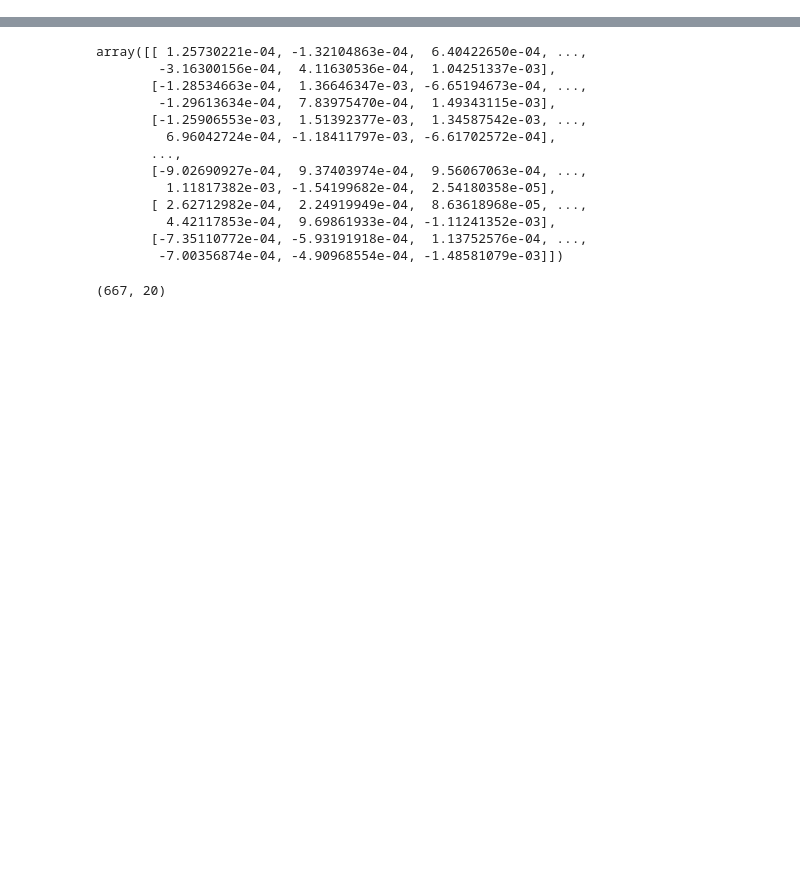
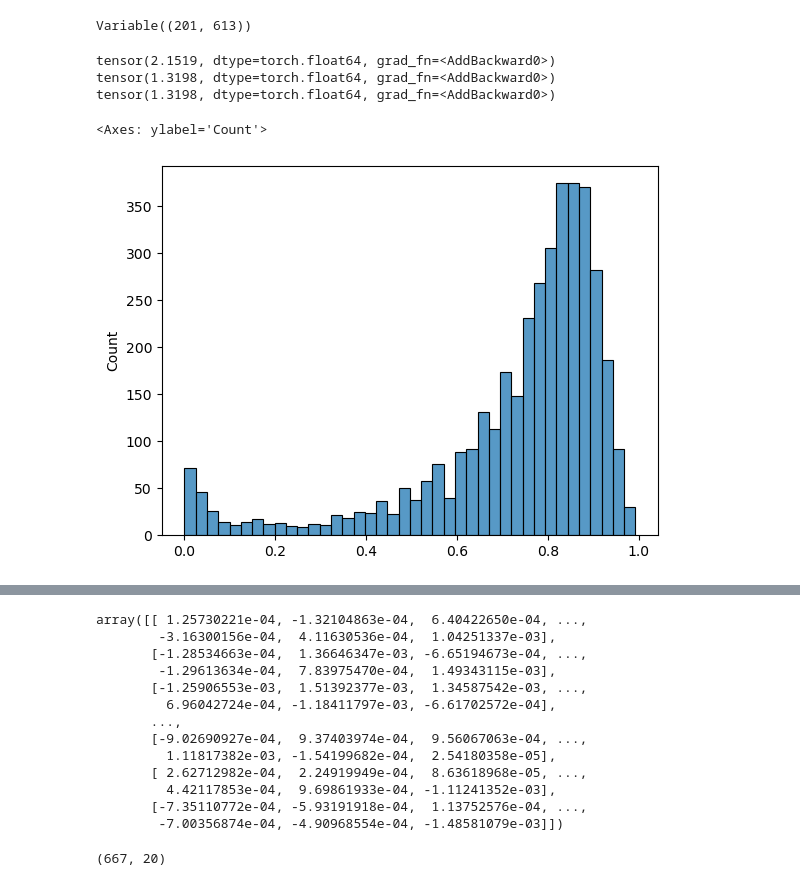
Before and after one commit to justinpayan/RAU2, a Jupyter notebook: notebooks/AAMAS Bids.ipynb, the cells around one changed output, grey strips where cells are left out. Drawn from its saved outputs; the diff is of its cells as text; code cells hidden in the pictures; blank space fills up the shorter version.

```diff
--- a/notebooks/AAMAS Bids.ipynb
+++ b/notebooks/AAMAS Bids.ipynb
@@ -43,0 +60,7 @@ np.save(os.path.join(data_dir, "ratings_%d.npy" % dset_idx), ratings)
+# %%
+gen = np.random.default_rng(seed=0)
+# %%
+# TODO: We can apply a mask to have a held-out test set
+test_frac = .2
+coi_mask = np.load(os.path.join(data_dir, "coi_mask_%d.npy" % dset_idx))
+held_out_for_test = gen.random(binary_ratings.shape) < coi_mask*np.abs(binary_ratings)*test_frac
@@ -43,0 +71,9 @@ np.save(os.path.join(data_dir, "ratings_%d.npy" % dset_idx), ratings)
+# %%
+import torch
+n_rows, n_cols = binary_ratings.shape
+k = 5
+U = torch.tensor(gen.normal(size=(n_rows, k)), requires_grad=True)
+V = torch.tensor(gen.normal(size=(k, n_cols)), requires_grad=True)
+
+# X = torch.tensor(gen.normal(size=(n_rows, n_cols)), requires_grad=True)
+# y = torch.tensor(gen.normal(size=(n_rows, n_cols)), requires_grad=True)
@@ -43,0 +84,7 @@ np.save(os.path.join(data_dir, "ratings_%d.npy" % dset_idx), ratings)
+# %%
+X
+# %% [output]
+Variable((201, 613))
+# %%
+observed_ones = np.where((1-held_out_for_test)*(binary_ratings > .9))
+observed_minus_ones = np.where((1-held_out_for_test)*(binary_ratings < -.9))
@@ -43,0 +103,32 @@ np.save(os.path.join(data_dir, "ratings_%d.npy" % dset_idx), ratings)
+# %%
+for i in tqdm(range(int(3000))):
+    optimizer.zero_grad()
+    x_pred = torch.special.expit(torch.mm(U, V))
+    tgt_ones = torch.ones(X[observed_ones].shape).to(torch.long)
+    loss = xe_loss(torch.concat((-x_pred[observed_ones].reshape((-1,1)), x_pred[observed_ones].reshape((-1, 1))), axis=1), tgt_ones)
+    tgt_zeros = torch.zeros(X[observed_minus_ones].shape).to(torch.long)
+    loss += xe_loss(torch.concat((-x_pred[observed_minus_ones].reshape((-1,1)), x_pred[observed_minus_ones].reshape((-1, 1))), axis=1), tgt_zeros)
+    loss += .005*torch.norm(U)
+    loss += .005*torch.norm(V)
+#     loss = xe_loss(torch.concat((y[observed_ones].reshape((1, -1)), X[observed_ones].reshape((1, -1))), axis=0).T, torch.ones(X[observed_ones].shape).to(torch.long))
+# #     loss += xe_loss(X[observed_minus_ones], torch.zeros(X[observed_minus_ones].shape))
+#     loss += xe_loss(torch.concat((y[observed_minus_ones].reshape((1, -1)), X[observed_minus_ones].reshape((1, -1))), axis=0).T, torch.zeros(X[observed_minus_ones].shape).to(torch.long))
+
+#     loss = -torch.sum(torch.log(torch.special.expit(1-X[observed_minus_ones])))
+    # loss += 0.1 * cp.norm(X, 'nuc')
+#     loss += .1 * torch.trace(torch.sqrt(torch.mm(X.T, X)))
+    if i % 1000 == 0:
+        print(loss)
+
+    loss.backward()
+    optimizer.step()
+    scheduler.step(loss)
+# %% [output]
+tensor(2.1519, dtype=torch.float64, grad_fn=<AddBackward0>)
+tensor(1.3198, dtype=torch.float64, grad_fn=<AddBackward0>)
+tensor(1.3198, dtype=torch.float64, grad_fn=<AddBackward0>)
+# %%
+sns.histplot(torch.special.expit(torch.mm(U, V)[observed_ones]).detach().numpy())
+# %% [output]
+<Axes: ylabel='Count'>
+[figure, added]
```
Also changed, not shown: parts of 15 cells of this notebook, 2 other files.
